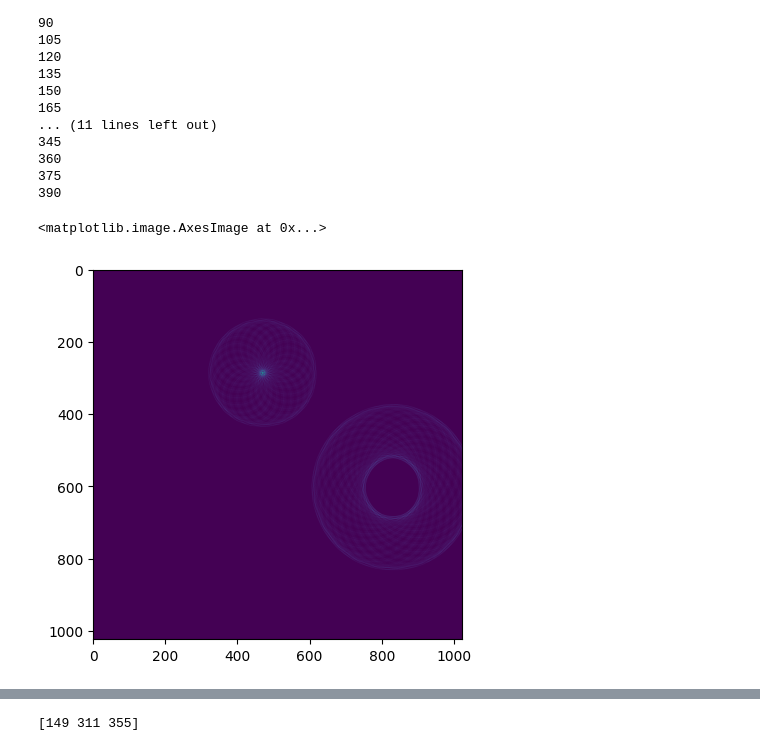
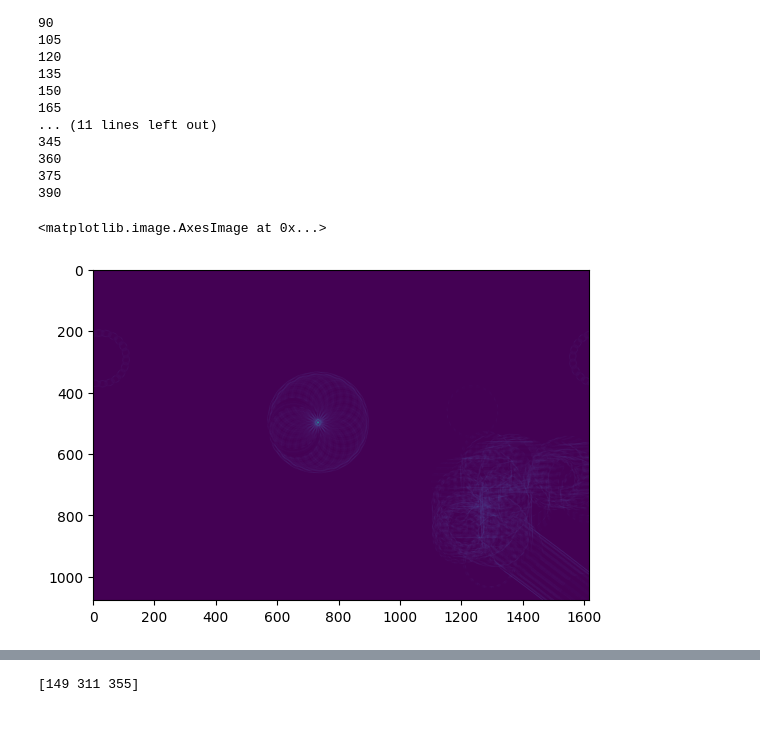
Before and after one commit to MKesenheimer/LaserFlySwatter, a Jupyter notebook: my_hough.ipynb, the cells around one changed output, grey strips where cells are left out. Saved outputs shown, nothing was run; the diff lists cells and outputs as text; code cells hidden in the pictures; blank space fills up the shorter version.

```diff
--- a/my_hough.ipynb
+++ b/my_hough.ipynb
@@ -11,5 +11,5 @@ print(os.listdir())
 # %%
-test_img=cv2.imread("images/test_hough_circle.png")
+test_img=cv2.imread("images/circle2_part2.jpg")
 plt.imshow(test_img)
 plt.show()
 # %% [output]
@@ -25,6 +25,6 @@ canny.shape
 # %%
 edge_pixels=np.where(canny==255)
-P_space=np.zeros((400,1024,1024))
+P_space=np.zeros((400,canny.shape[0],canny.shape[1]))
 anglesX=np.cos(np.arange(180)*2)
 anglesY=np.sin(np.arange(180)*2)
 for r in range(0,400):
@@ -60,10 +60,10 @@ for r in range(0,400):
 375
 390
 # %%
-plt.imshow(P_space[72])
+plt.imshow(P_space[83])
 # %% [output]
 <matplotlib.image.AxesImage at 0x...>
-[figure, old version]
+[figure, new version]
 # %%
 loc_max=[]
 for r_img in P_space:
```
Also changed, not shown: parts of 4 cells of this notebook, 7 other files.
